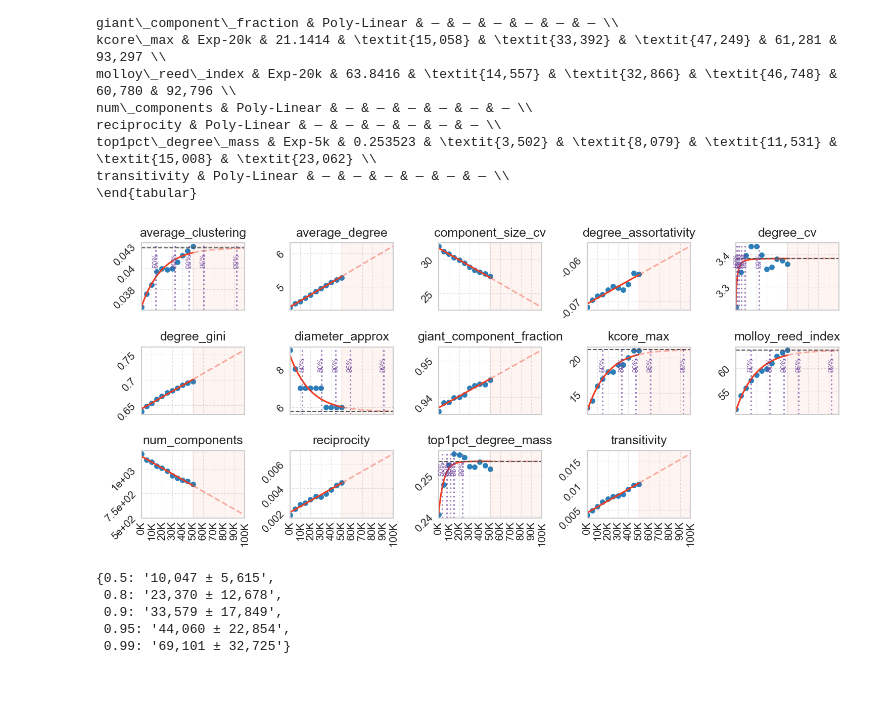
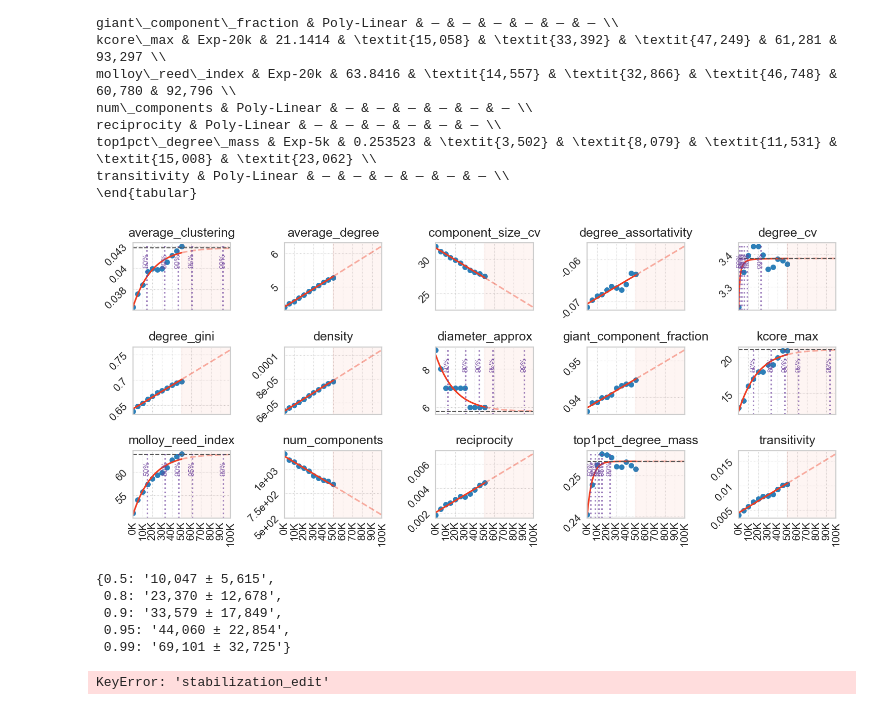
Before and after one commit to aplbrain/zebrafish-pencilsdown, a Jupyter notebook: notebooks/Connectome-Asymptote-Fits.ipynb, the cells around one changed output. Saved outputs shown, nothing was run; the diff lists cells and outputs as text; code cells hidden in the pictures.

```diff
--- a/notebooks/Connectome-Asymptote-Fits.ipynb
+++ b/notebooks/Connectome-Asymptote-Fits.ipynb
@@ -103,7 +102,7 @@ with plt.style.context("seaborn-v0_8-whitegrid"):
     plot_results = [
         result
         for result in sorted_results
-        if result["invariant"] not in PLOT_EXCLUDE
+        if result["invariant"] not in set()
     ]
     cols = 5
     group_size = cols * max(1, int(np.ceil(len(plot_results) / cols)))
@@ -188,34 +187,34 @@ with plt.style.context("seaborn-v0_8-whitegrid"):
                     color=milestone_color,
                     linestyle=":",
                     linewidth=1.5,
                     alpha=0.65,
                 )
                 ax.annotate(
                     f"{int(level * 100)}%",
                     xy=(edit_value, ymax),
                     xytext=(0, -10),
                     textcoords="offset points",
                     rotation=90,
                     ha="center",
                     va="top",
                     fontsize=7,
                     color=milestone_color,
                     alpha=0.8,
                 )
 
         for ax in axes:
             ax.grid(True, linestyle=":", linewidth=0.5)
 
         for ax in axes[len(group):]:
             ax.axis("off")
 
         fig.tight_layout(rect=(0, 0, 1, 1))
 
         output_path = FIGURE_DIR / f"asymptote-grid-{group_idx:02d}.svg"
         refig.savefig(str(output_path))
         plt.show()
 # %% [output]
-[figure, old version]
+[figure, new version]
 # %%
 
 average_milestones_mean, average_milestones_std, average_milestones_formatted = average_milestones(
@@ -228,3 +227,11 @@ average_milestones_formatted
  0.9: '33,579 ± 17,849',
  0.95: '44,060 ± 22,854',
  0.99: '69,101 ± 32,725'}
+# %%
+for r in fit_results:
+    best = r["best_fit"]["spec"].name
+    L = get_limit_value(r["best_fit"])
+    stab = r["stabilization_edit"]
+    print(r["invariant"], best, L, stab)
+# %% [output]
+KeyError: 'stabilization_edit'
```
Also changed, not shown: parts of 1 cell of this notebook, 9 other files.
